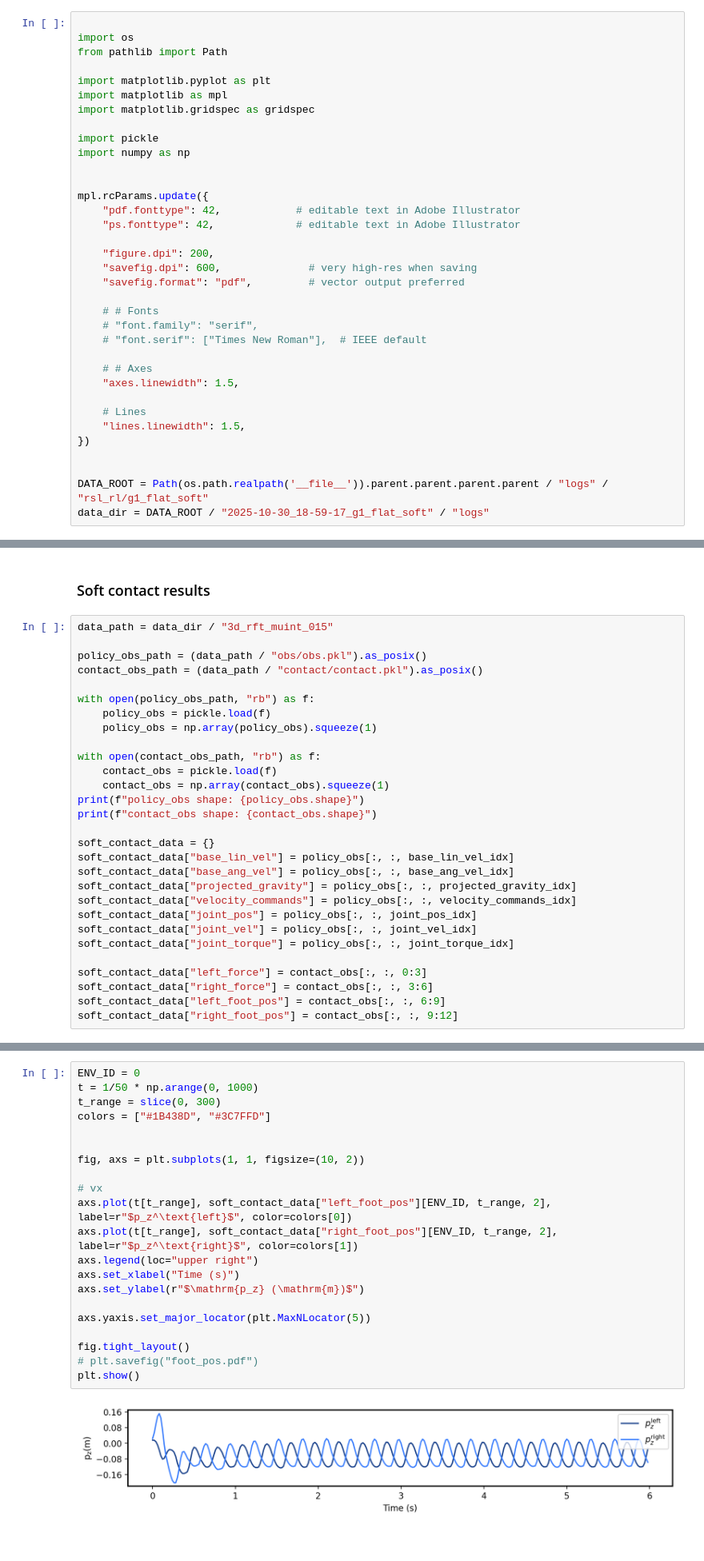
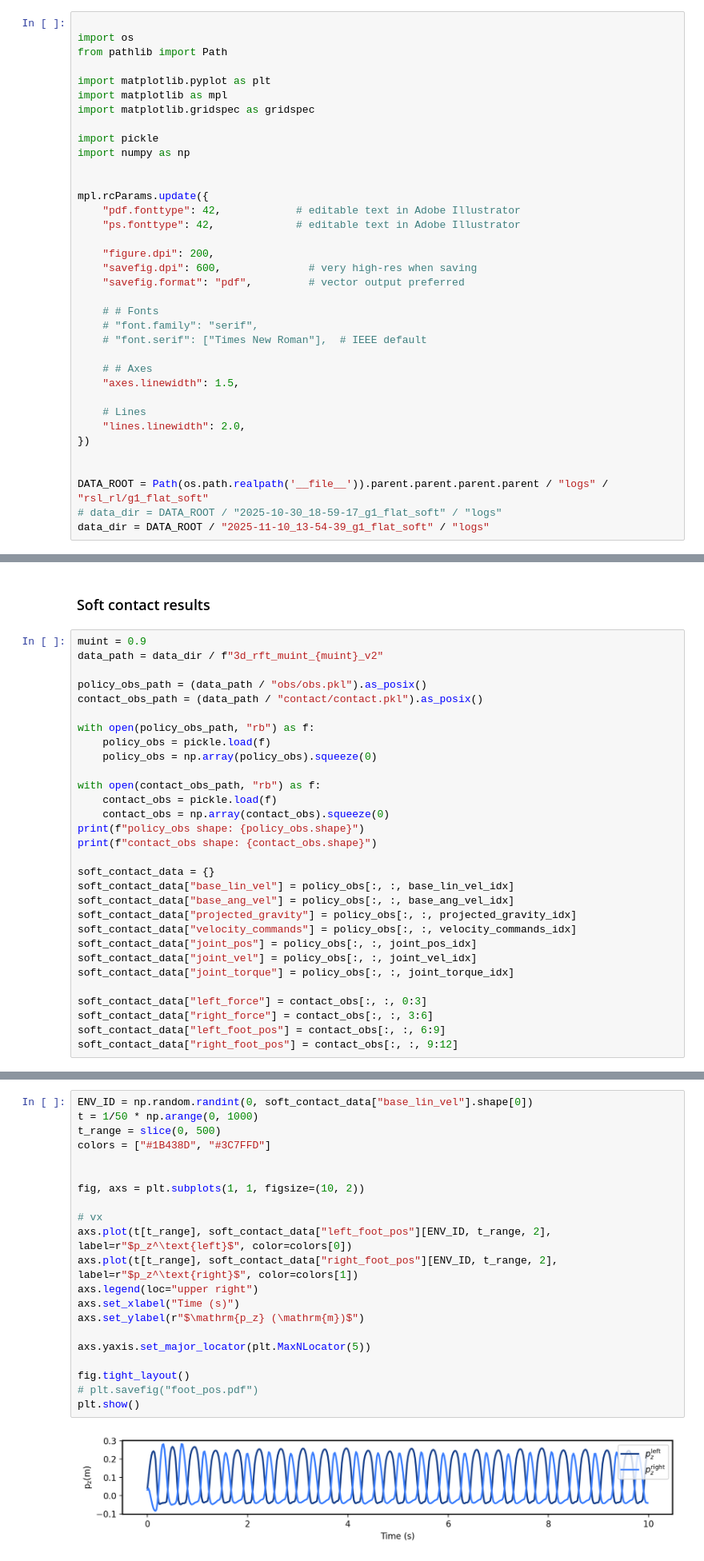
Before and after one commit to jnskkmhr/IsaacLab, a Jupyter notebook: scripts/reinforcement_learning/rsl_rl/plot.ipynb, the cells around one changed output, grey strips where cells are left out. Shown: that part at 80% size. Cells and saved outputs as stored; diff of their text form.

```diff
--- a/scripts/reinforcement_learning/rsl_rl/plot.ipynb
+++ b/scripts/reinforcement_learning/rsl_rl/plot.ipynb
@@ -27,12 +27,13 @@ mpl.rcParams.update({
     "axes.linewidth": 1.5,
 
     # Lines
-    "lines.linewidth": 1.5,
+    "lines.linewidth": 2.0,
 })
 
 
 DATA_ROOT = Path(os.path.realpath('__file__')).parent.parent.parent.parent / "logs" / "rsl_rl/g1_flat_soft"
-data_dir = DATA_ROOT / "2025-10-30_18-59-17_g1_flat_soft" / "logs"
+# data_dir = DATA_ROOT / "2025-10-30_18-59-17_g1_flat_soft" / "logs"
+data_dir = DATA_ROOT / "2025-11-10_13-54-39_g1_flat_soft" / "logs"
 # %%
 base_lin_vel_idx = slice(0, 3)   # x, y, z
 base_ang_vel_idx = slice(3, 6)   # roll, pitch, yaw
@@ -79,18 +80,19 @@ contact_obs shape: (1, 1000, 12)
 # %% [markdown]
 ### Soft contact results
 # %%
-data_path = data_dir / "3d_rft_muint_015"
+muint = 0.9
+data_path = data_dir / f"3d_rft_muint_{muint}_v2"
 
 policy_obs_path = (data_path / "obs/obs.pkl").as_posix()
 contact_obs_path = (data_path / "contact/contact.pkl").as_posix()
 
 with open(policy_obs_path, "rb") as f:
     policy_obs = pickle.load(f)
-    policy_obs = np.array(policy_obs).squeeze(1)
+    policy_obs = np.array(policy_obs).squeeze(0)
 
 with open(contact_obs_path, "rb") as f:
     contact_obs = pickle.load(f)
-    contact_obs = np.array(contact_obs).squeeze(1)
+    contact_obs = np.array(contact_obs).squeeze(0)
 print(f"policy_obs shape: {policy_obs.shape}")
 print(f"contact_obs shape: {contact_obs.shape}")
 
@@ -227,23 +273,23 @@ plt.show()
 # %%
-ENV_ID = 0
+ENV_ID = np.random.randint(0, soft_contact_data["base_lin_vel"].shape[0])
 t = 1/50 * np.arange(0, 1000)
-t_range = slice(0, 300)
+t_range = slice(0, 500)
 colors = ["#1B438D", "#3C7FFD"]
 
 
 fig, axs = plt.subplots(1, 1, figsize=(10, 2))
 
 # vx
 axs.plot(t[t_range], soft_contact_data["left_foot_pos"][ENV_ID, t_range, 2], label=r"$p_z^\text{left}$", color=colors[0])
 axs.plot(t[t_range], soft_contact_data["right_foot_pos"][ENV_ID, t_range, 2], label=r"$p_z^\text{right}$", color=colors[1])
 axs.legend(loc="upper right")
 axs.set_xlabel("Time (s)")
 axs.set_ylabel(r"$\mathrm{p_z} (\mathrm{m})$")
 
 axs.yaxis.set_major_locator(plt.MaxNLocator(5))
 
 fig.tight_layout()
 # plt.savefig("foot_pos.pdf")
 plt.show()
 # %% [output]
-[figure, old version]
+[figure, new version]
```
Also changed, not shown: parts of 7 cells of this notebook, 38 other files.
